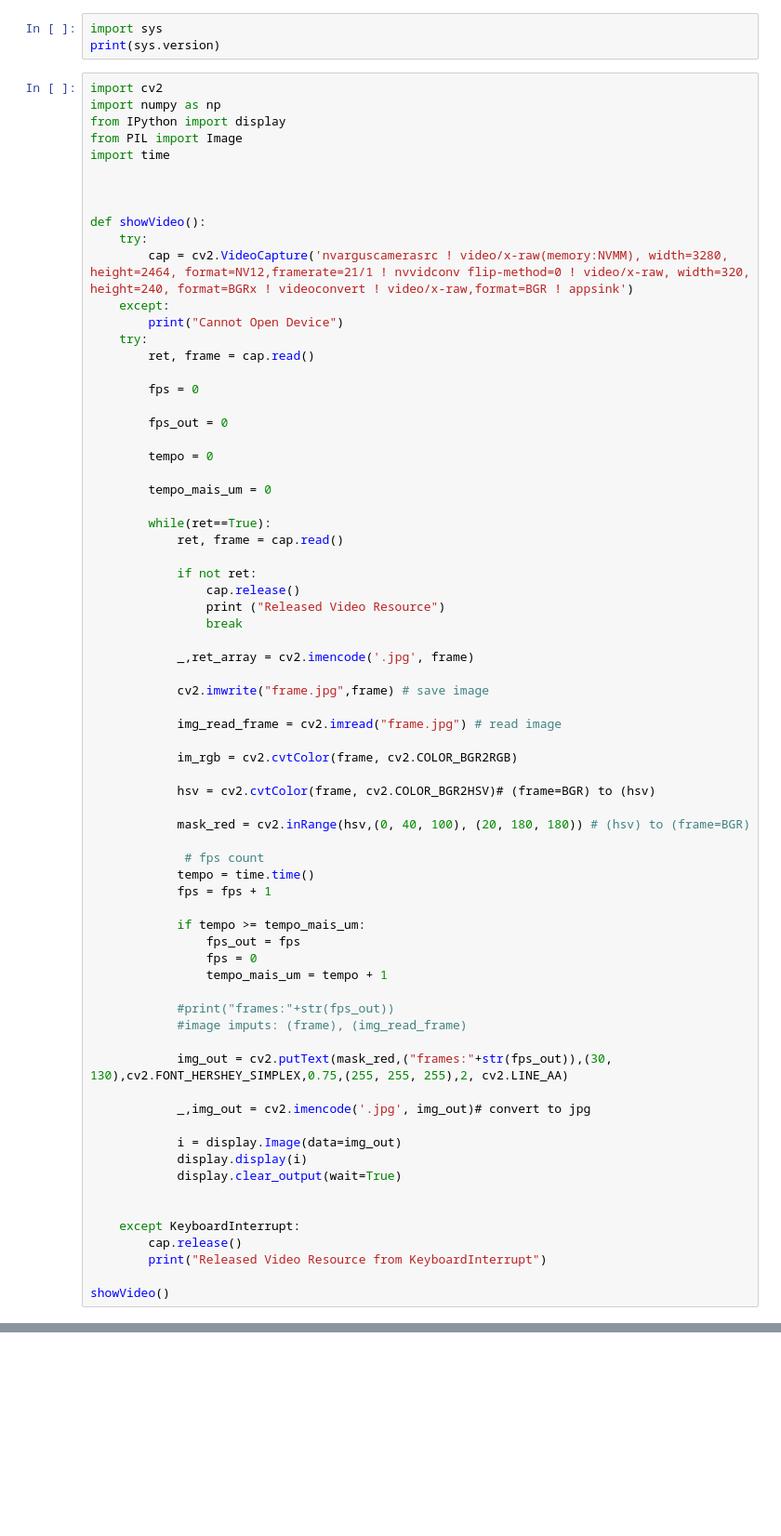
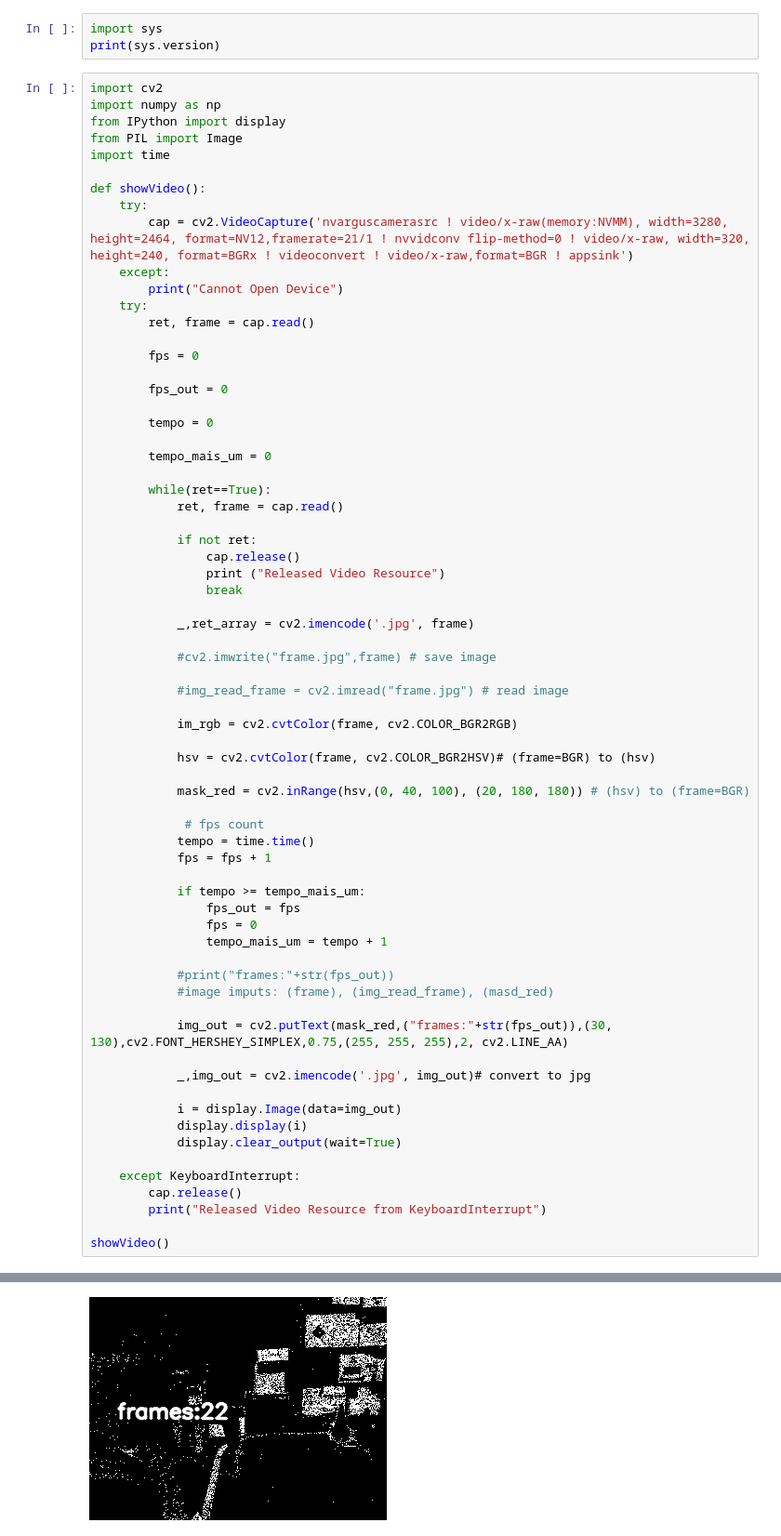
Before and after one commit to WilsonQueirozdeOliveira/FATEC_TCC_2022, a Jupyter notebook: programing_examples/jetson_examples.ipynb, the cells around one changed output, grey strips where cells are left out. Shown at 93% size. Cells and saved outputs as stored; diff of their text form; blank space fills up the shorter version.

```diff
--- a/programing_examples/jetson_examples.ipynb
+++ b/programing_examples/jetson_examples.ipynb
@@ -7,8 +7,6 @@ import numpy as np
 from IPython import display
 from PIL import Image
 import time
-
-
 
 def showVideo():
     try:
@@ -36,9 +34,9 @@ def showVideo():
 
             _,ret_array = cv2.imencode('.jpg', frame)
 
-            cv2.imwrite("frame.jpg",frame) # save image
+            #cv2.imwrite("frame.jpg",frame) # save image
 
-            img_read_frame = cv2.imread("frame.jpg") # read image
+            #img_read_frame = cv2.imread("frame.jpg") # read image
 
             im_rgb = cv2.cvtColor(frame, cv2.COLOR_BGR2RGB)
 
@@ -56,7 +54,7 @@ def showVideo():
                 tempo_mais_um = tempo + 1
 
             #print("frames:"+str(fps_out))
-            #image imputs: (frame), (img_read_frame)
+            #image imputs: (frame), (img_read_frame), (masd_red)
 
             img_out = cv2.putText(mask_red,("frames:"+str(fps_out)),(30, 130),cv2.FONT_HERSHEY_SIMPLEX,0.75,(255, 255, 255),2, cv2.LINE_AA)
 
@@ -66,7 +64,6 @@ def showVideo():
             display.display(i)
             display.clear_output(wait=True)
 
-
     except KeyboardInterrupt:
         cap.release()
         print("Released Video Resource from KeyboardInterrupt")
@@ -76,0 +73 @@ Released Video Resource from KeyboardInterrupt
+[figure, added]
```
Also changed, not shown: parts of 1 cell of this notebook.
